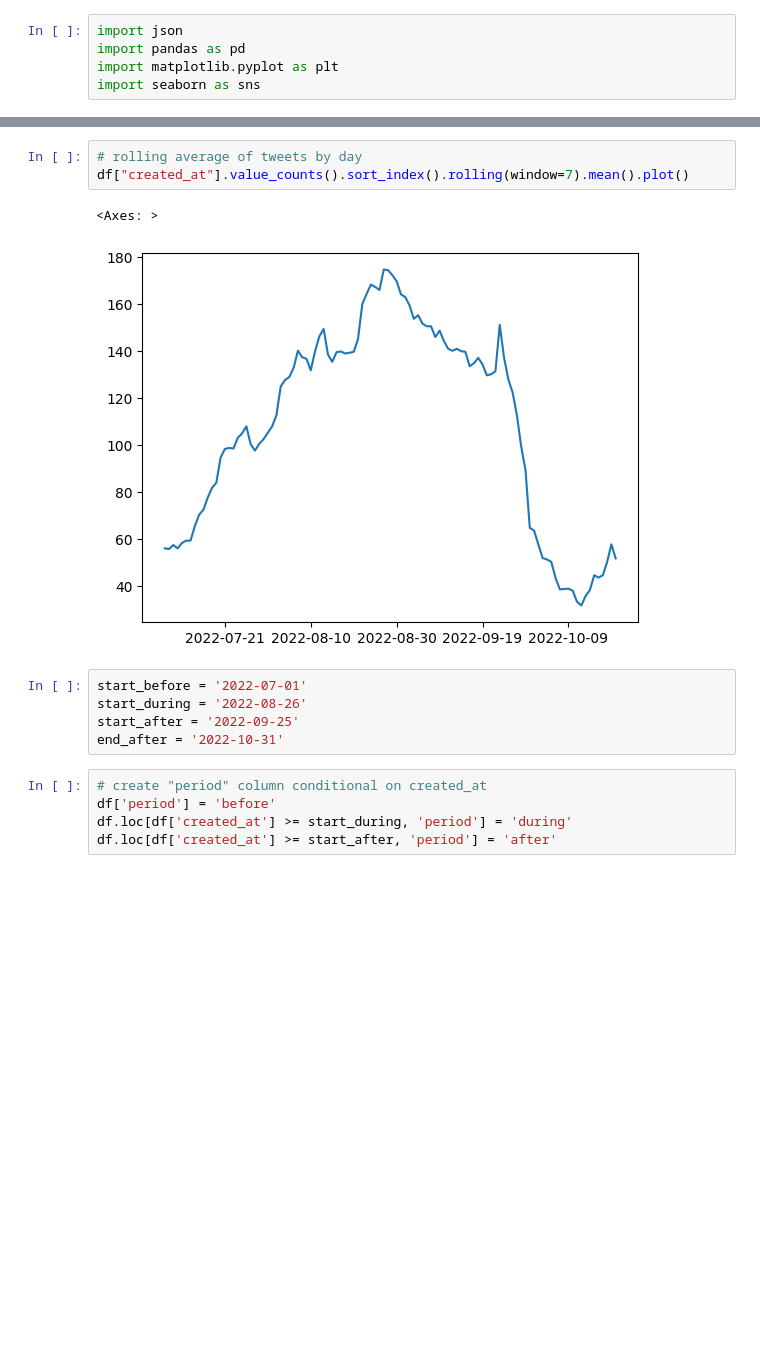
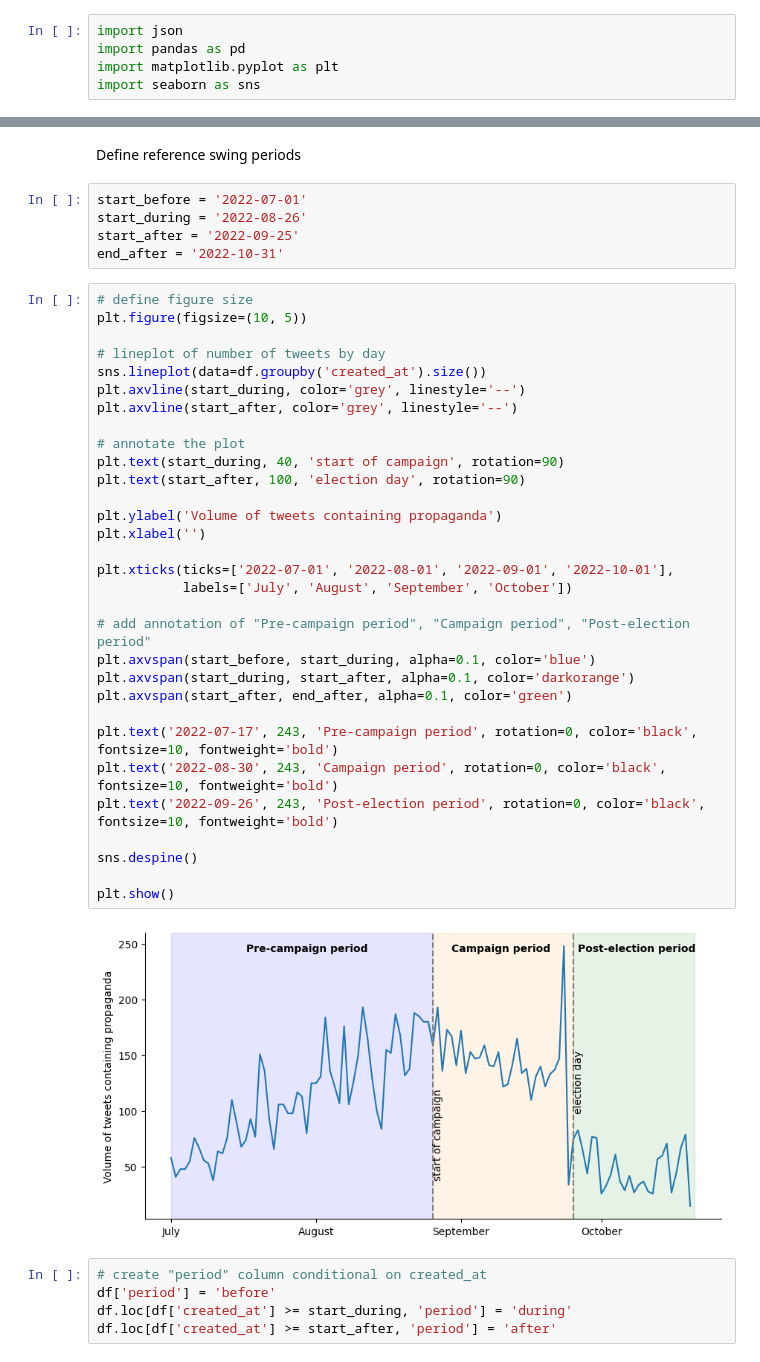
Before and after one commit to ariannap13/hidden-swing-voters, a Jupyter notebook: src/text_analysis/swingers_analysis/analyze_annotated_tweets.ipynb, the cells around one changed output, grey strips where cells are left out. Drawn from its saved outputs; the diff is of its cells as text; blank space fills up the shorter version.

```diff
--- a/src/text_analysis/swingers_analysis/analyze_annotated_tweets.ipynb
+++ b/src/text_analysis/swingers_analysis/analyze_annotated_tweets.ipynb
@@ -58,14 +44,43 @@ plt.xticks(rotation=45)
-# %%
-# rolling average of tweets by day
-df["created_at"].value_counts().sort_index().rolling(window=7).mean().plot()
-# %% [output]
-<Axes: >
-[figure, removed]
+# %% [markdown]
+Define reference swing periods
 # %%
 start_before = '2022-07-01'
 start_during = '2022-08-26'
 start_after = '2022-09-25'
 end_after = '2022-10-31'
+# %%
+# define figure size
+plt.figure(figsize=(10, 5))
+
+# lineplot of number of tweets by day
+sns.lineplot(data=df.groupby('created_at').size())
+plt.axvline(start_during, color='grey', linestyle='--')
+plt.axvline(start_after, color='grey', linestyle='--')
+
+# annotate the plot
+plt.text(start_during, 40, 'start of campaign', rotation=90)
+plt.text(start_after, 100, 'election day', rotation=90)
+
+plt.ylabel('Volume of tweets containing propaganda')
+plt.xlabel('')
+
+plt.xticks(ticks=['2022-07-01', '2022-08-01', '2022-09-01', '2022-10-01'],
+           labels=['July', 'August', 'September', 'October'])
+
+# add annotation of "Pre-campaign period", "Campaign period", "Post-election period"
+plt.axvspan(start_before, start_during, alpha=0.1, color='blue')
+plt.axvspan(start_during, start_after, alpha=0.1, color='darkorange')
+plt.axvspan(start_after, end_after, alpha=0.1, color='green')
+
+plt.text('2022-07-17', 243, 'Pre-campaign period', rotation=0, color='black', fontsize=10, fontweight='bold')
+plt.text('2022-08-30', 243, 'Campaign period', rotation=0, color='black', fontsize=10, fontweight='bold')
+plt.text('2022-09-26', 243, 'Post-election period', rotation=0, color='black', fontsize=10, fontweight='bold')
+
+sns.despine()
+
+plt.show()
+# %% [output]
+[figure, added]
 # %%
 # create "period" column conditional on created_at
 df['period'] = 'before'
```
Also changed, not shown: parts of 14 cells of this notebook, 15 other files.
